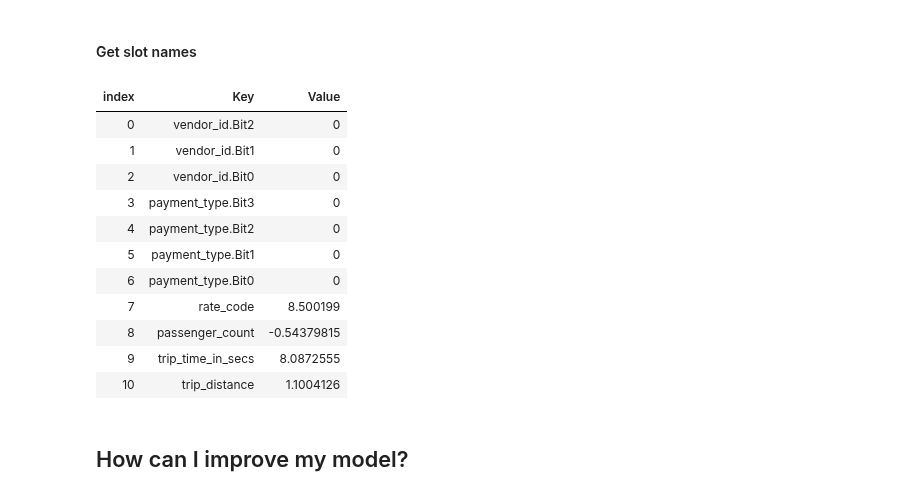
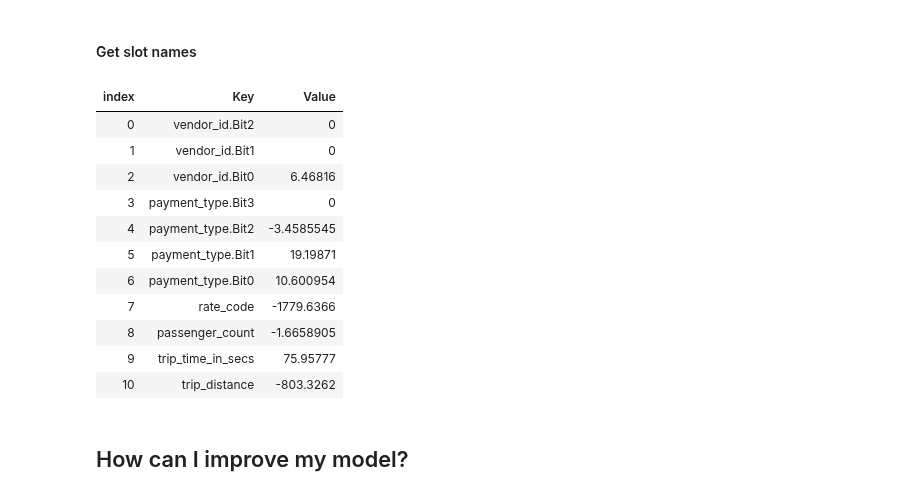
Before and after one commit to dotnet/csharp-notebooks, a Jupyter notebook: machine-learning/04-Model Evaluation.ipynb, the cells around one changed output. Drawn from its saved outputs; the diff is of its cells as text; code cells hidden in the pictures.

```diff
--- a/machine-learning/04-Model Evaluation.ipynb
+++ b/machine-learning/04-Model Evaluation.ipynb
@@ -260,18 +310,18 @@ var contribMapping =
 # %%
-contribMapping.First()
+featureContributions.First()
 # %% [output]
 | index | Key | Value |
 | 0 | vendor_id.Bit2 | 0 |
 | 1 | vendor_id.Bit1 | 0 |
-| 2 | vendor_id.Bit0 | 0 |
+| 2 | vendor_id.Bit0 | 6.46816 |
 | 3 | payment_type.Bit3 | 0 |
-| 4 | payment_type.Bit2 | 0 |
-| 5 | payment_type.Bit1 | 0 |
-| 6 | payment_type.Bit0 | 0 |
-| 7 | rate_code | 8.500199 |
-| 8 | passenger_count | -0.54379815 |
-| 9 | trip_time_in_secs | 8.0872555 |
-| 10 | trip_distance | 1.1004126 |
+| 4 | payment_type.Bit2 | -3.4585545 |
+| 5 | payment_type.Bit1 | 19.19871 |
+| 6 | payment_type.Bit0 | 10.600954 |
+| 7 | rate_code | -1779.6366 |
+| 8 | passenger_count | -1.6658905 |
+| 9 | trip_time_in_secs | 75.95777 |
+| 10 | trip_distance | -803.3262 |
 # %% [markdown]
 ## How can I improve my model?
 # %% [markdown]
```
Also changed, not shown: parts of 20 cells of this notebook.
